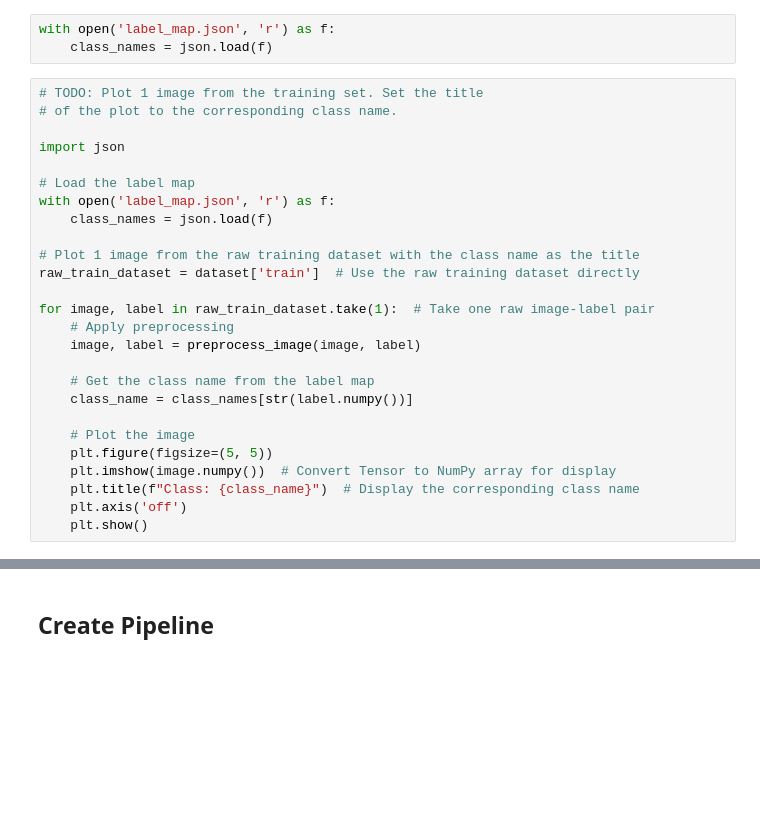
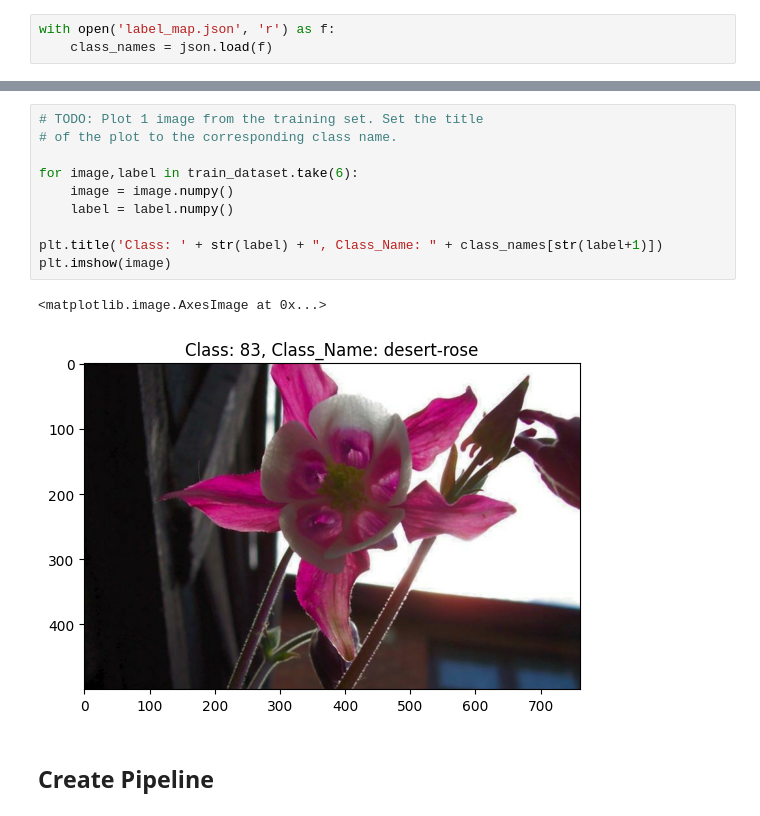
Before and after one commit to bigboy92/fend-matching-game, a Jupyter notebook: Project_Image_Classifier_Project.ipynb, the cells around one changed output, grey strips where cells are left out. Cells and saved outputs as stored; diff of their text form; blank space fills up the shorter version.

```diff
--- a/Project_Image_Classifier_Project.ipynb
+++ b/Project_Image_Classifier_Project.ipynb
@@ -116,29 +106,3 @@ You'll also need to load in a mapping from label to category name. You can find
 # %%
 with open('label_map.json', 'r') as f:
     class_names = json.load(f)
-# %%
-# TODO: Plot 1 image from the training set. Set the title
-# of the plot to the corresponding class name.
-
-import json
-
-# Load the label map
-with open('label_map.json', 'r') as f:
-    class_names = json.load(f)
-
-# Plot 1 image from the raw training dataset with the class name as the title
-raw_train_dataset = dataset['train']  # Use the raw training dataset directly
-
-for image, label in raw_train_dataset.take(1):  # Take one raw image-label pair
-    # Apply preprocessing
-    image, label = preprocess_image(image, label)
-
-    # Get the class name from the label map
-    class_name = class_names[str(label.numpy())]
-
-    # Plot the image
-    plt.figure(figsize=(5, 5))
-    plt.imshow(image.numpy())  # Convert Tensor to NumPy array for display
-    plt.title(f"Class: {class_name}")  # Display the corresponding class name
-    plt.axis('off')
-    plt.show()
@@ -147,2 +126,15 @@ for image, label in raw_train_dataset.take(1):  # Take one raw image-label pair
+# %%
+# TODO: Plot 1 image from the training set. Set the title
+# of the plot to the corresponding class name.
+
+for image,label in train_dataset.take(6):
+    image = image.numpy()
+    label = label.numpy()
+
+plt.title('Class: ' + str(label) + ", Class_Name: " + class_names[str(label+1)])
+plt.imshow(image)
+# %% [output]
+<matplotlib.image.AxesImage at 0x...>
+[figure, added]
 # %% [markdown]
 ## Create Pipeline
```
Also changed, not shown: parts of 31 cells of this notebook.
